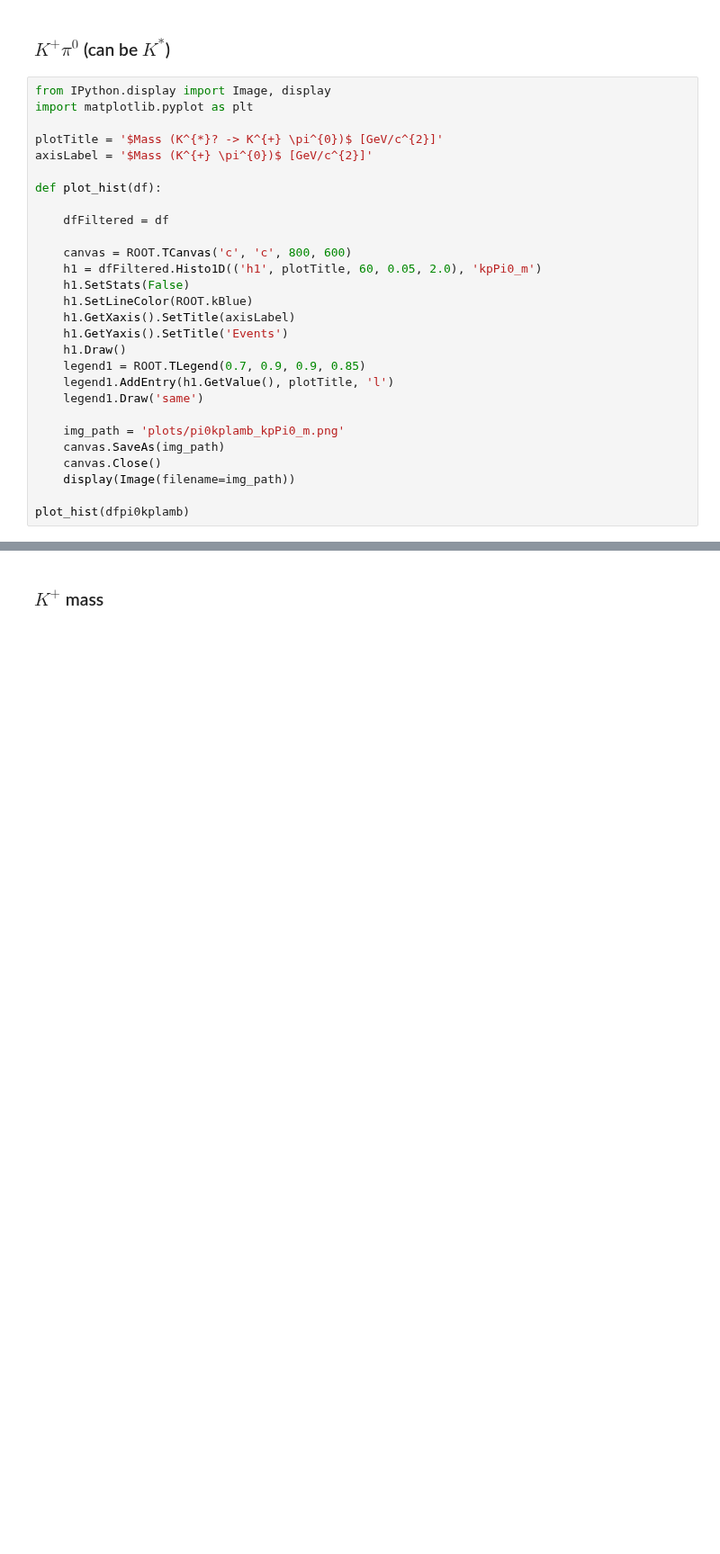
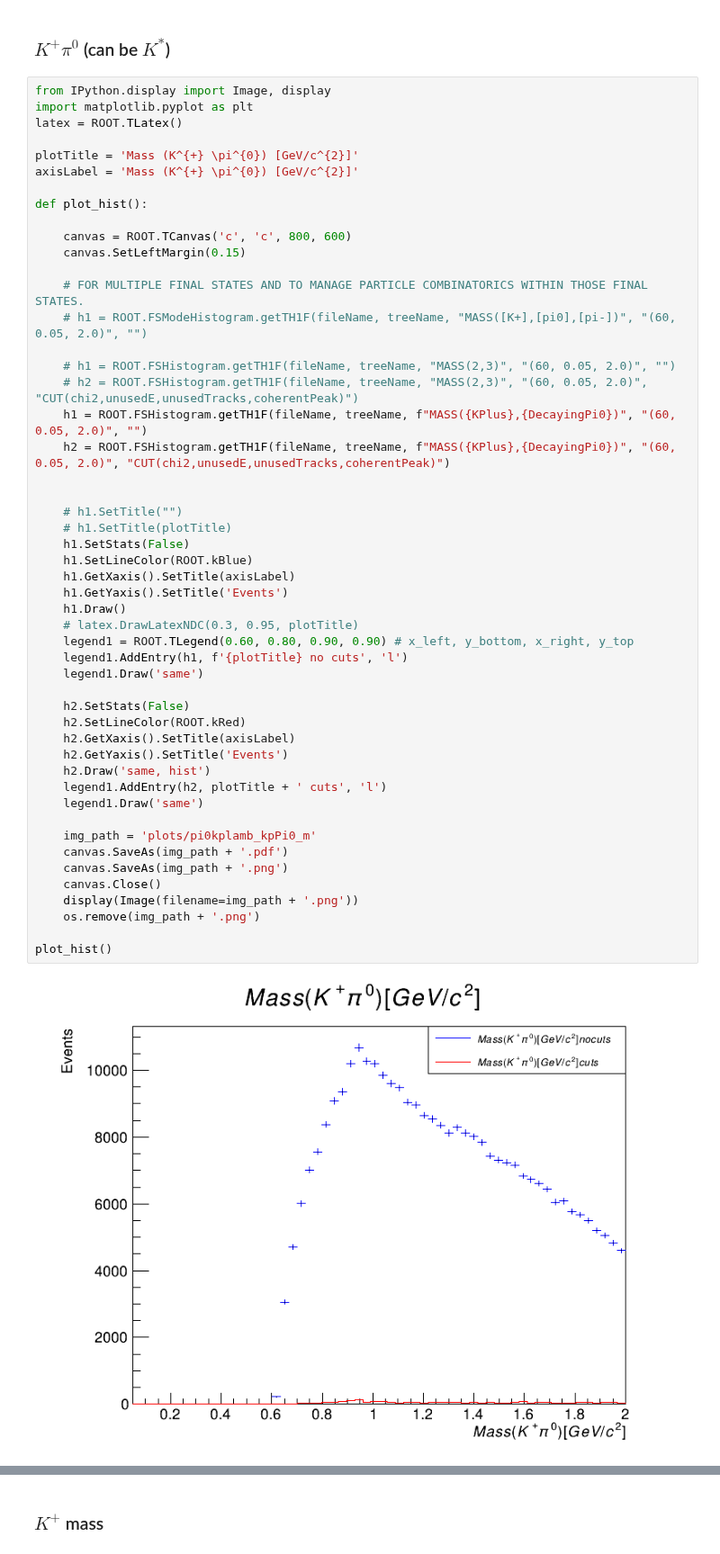
Before and after one commit to dancbart/gluex, a Jupyter notebook: analysis_KpiLambda/pi0kplamb_analysis.ipynb, the cells around one changed output, grey strips where cells are left out. Shown at 90% size. Saved outputs shown, nothing was run; the diff lists cells and outputs as text; blank space fills up the shorter version.

Commit message:
1. Now uses strings in place of indices for particles.  2. Has working output files (.pdf for saved images, .png for displaying in Notebook cell). 3. Plot, legend & axes labels all display correctly.

```diff
--- a/analysis_KpiLambda/pi0kplamb_analysis.ipynb
+++ b/analysis_KpiLambda/pi0kplamb_analysis.ipynb
@@ -216,28 +252,52 @@ plot_hist(dfpi0kplamb)
 # %%
 from IPython.display import Image, display
 import matplotlib.pyplot as plt
+latex = ROOT.TLatex()
 
-plotTitle = '$Mass (K^{*}? -> K^{+} \pi^{0})$ [GeV/c^{2}]'
-axisLabel = '$Mass (K^{+} \pi^{0})$ [GeV/c^{2}]'
+plotTitle = 'Mass (K^{+} \pi^{0}) [GeV/c^{2}]'
+axisLabel = 'Mass (K^{+} \pi^{0}) [GeV/c^{2}]'
 
-def plot_hist(df):
-
-    dfFiltered = df
+def plot_hist():
 
     canvas = ROOT.TCanvas('c', 'c', 800, 600)
-    h1 = dfFiltered.Histo1D(('h1', plotTitle, 60, 0.05, 2.0), 'kpPi0_m')
+    canvas.SetLeftMargin(0.15)
+
+    # FOR MULTIPLE FINAL STATES AND TO MANAGE PARTICLE COMBINATORICS WITHIN THOSE FINAL STATES.
+    # h1 = ROOT.FSModeHistogram.getTH1F(fileName, treeName, "MASS([K+],[pi0],[pi-])", "(60, 0.05, 2.0)", "")
+
+    # h1 = ROOT.FSHistogram.getTH1F(fileName, treeName, "MASS(2,3)", "(60, 0.05, 2.0)", "")
+    # h2 = ROOT.FSHistogram.getTH1F(fileName, treeName, "MASS(2,3)", "(60, 0.05, 2.0)", "CUT(chi2,unusedE,unusedTracks,coherentPeak)")
+    h1 = ROOT.FSHistogram.getTH1F(fileName, treeName, f"MASS({KPlus},{DecayingPi0})", "(60, 0.05, 2.0)", "")
+    h2 = ROOT.FSHistogram.getTH1F(fileName, treeName, f"MASS({KPlus},{DecayingPi0})", "(60, 0.05, 2.0)", "CUT(chi2,unusedE,unusedTracks,coherentPeak)")
+
+
+    # h1.SetTitle("")
+    # h1.SetTitle(plotTitle)
     h1.SetStats(False)
     h1.SetLineColor(ROOT.kBlue)
     h1.GetXaxis().SetTitle(axisLabel)
     h1.GetYaxis().SetTitle('Events')
     h1.Draw()
-    legend1 = ROOT.TLegend(0.7, 0.9, 0.9, 0.85)
-    legend1.AddEntry(h1.GetValue(), plotTitle, 'l')
+    # latex.DrawLatexNDC(0.3, 0.95, plotTitle)
+    legend1 = ROOT.TLegend(0.60, 0.80, 0.90, 0.90) # x_left, y_bottom, x_right, y_top
+    legend1.AddEntry(h1, f'{plotTitle} no cuts', 'l')
     legend1.Draw('same')
 
-    img_path = 'plots/pi0kplamb_kpPi0_m.png'
-    canvas.SaveAs(img_path)
+    h2.SetStats(False)
+    h2.SetLineColor(ROOT.kRed)
+    h2.GetXaxis().SetTitle(axisLabel)
+    h2.GetYaxis().SetTitle('Events')
+    h2.Draw('same, hist')
+    legend1.AddEntry(h2, plotTitle + ' cuts', 'l')
+    legend1.Draw('same')
+
+    img_path = 'plots/pi0kplamb_kpPi0_m'
+    canvas.SaveAs(img_path + '.pdf')
+    canvas.SaveAs(img_path + '.png')
     canvas.Close()
-    display(Image(filename=img_path))
+    display(Image(filename=img_path + '.png'))
+    os.remove(img_path + '.png')
 
-plot_hist(dfpi0kplamb)
+plot_hist()
+# %% [output]
+[figure, added]
```
Also changed, not shown: parts of 15 cells of this notebook.
